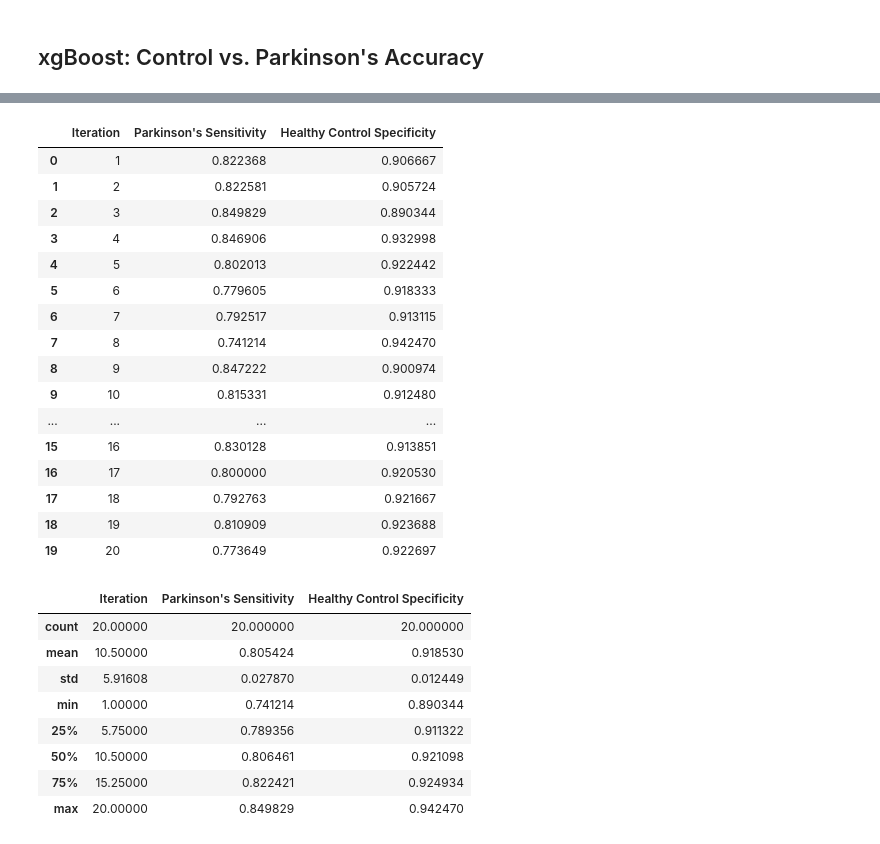
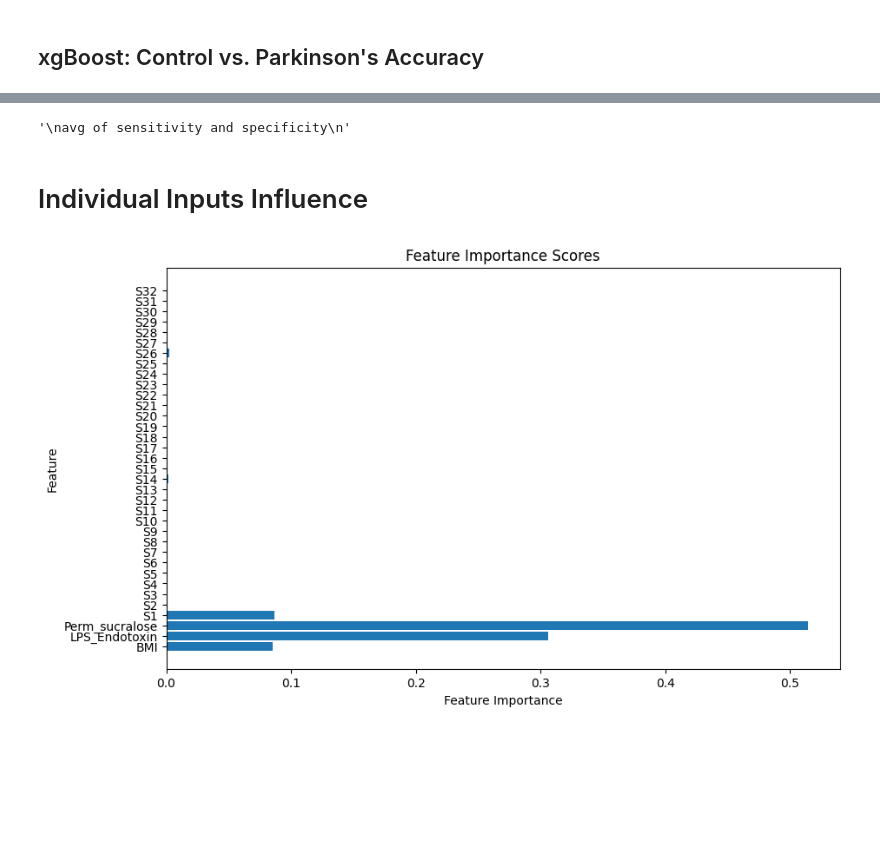
Before and after one commit to cjvilla/enose_predictions, a Jupyter notebook: exploratory_data.ipynb, the cells around one changed output, grey strips where cells are left out. Drawn from its saved outputs; the diff is of its cells as text; code cells hidden in the pictures; blank space fills up the shorter version.

```diff
--- a/exploratory_data.ipynb
+++ b/exploratory_data.ipynb
@@ -819,7 +1040,7 @@ warnings.filterwarnings('ignore', category=UserWarning, module='xgboost')
 results_list = []
 
 # Filter the dataset to include only Healthy Control (group 0) and Parkinson's (group 2)
-filtered_df = merged_df[(merged_df['group'] == 0) | (merged_df['group'] == 2)]
+filtered_df = demographics[(demographics['group'] == 0) | (demographics['group'] == 2)]
 
 # Define features (X) and the modified target variable (y)
 X = filtered_df[['S1', 'S2', 'S3', 'S4', 'S5', 'S6', 'S7', 'S8', 'S9', 'S10',
@@ -865,37 +1086,14 @@ for iteration in range(num_iterations):
     results_list.append(iteration_df)
 
 # Concatenate all DataFrames in the results list
-xgboost_pd_sen_spec = pd.concat(results_list, ignore_index=True)
+xgboost_pd_binary_sensitivity_results = pd.concat(results_list, ignore_index=True)
 
 # Display the results DataFrame
-xgboost_pd_sen_spec.head(num_iterations)
+xgboost_pd_binary_sensitivity_results.head(num_iterations)
+
+
+'''
+avg of sensitivity and specificity
+'''
 # %% [output]
-|  | Iteration | Parkinson's Sensitivity | Healthy Control Specificity |
-| 0 | 1 | 0.822368 | 0.906667 |
-| 1 | 2 | 0.822581 | 0.905724 |
-| 2 | 3 | 0.849829 | 0.890344 |
-| 3 | 4 | 0.846906 | 0.932998 |
-| 4 | 5 | 0.802013 | 0.922442 |
-| 5 | 6 | 0.779605 | 0.918333 |
-| 6 | 7 | 0.792517 | 0.913115 |
-| 7 | 8 | 0.741214 | 0.942470 |
-| 8 | 9 | 0.847222 | 0.900974 |
-| 9 | 10 | 0.815331 | 0.912480 |
-| ... | ... | ... | ... |
-| 15 | 16 | 0.830128 | 0.913851 |
-| 16 | 17 | 0.800000 | 0.920530 |
-| 17 | 18 | 0.792763 | 0.921667 |
-| 18 | 19 | 0.810909 | 0.923688 |
-| 19 | 20 | 0.773649 | 0.922697 |
+'\navg of sensitivity and specificity\n'
-# %%
-xgboost_pd_sen_spec.describe()
-# %% [output]
-|  | Iteration | Parkinson's Sensitivity | Healthy Control Specificity |
-| count | 20.00000 | 20.000000 | 20.000000 |
-| mean | 10.50000 | 0.805424 | 0.918530 |
-| std | 5.91608 | 0.027870 | 0.012449 |
-| min | 1.00000 | 0.741214 | 0.890344 |
-| 25% | 5.75000 | 0.789356 | 0.911322 |
-| 50% | 10.50000 | 0.806461 | 0.921098 |
-| 75% | 15.25000 | 0.822421 | 0.924934 |
-| max | 20.00000 | 0.849829 | 0.942470 |
@@ -901,0 +1106,32 @@ xgboost_pd_sen_spec.describe()
+# %% [markdown]
+# Individual Inputs Influence
+# %%
+import pandas as pd
+from sklearn.model_selection import train_test_split
+from xgboost import XGBClassifier
+import matplotlib.pyplot as plt
+
+# Step 1: Prepare Data
+selected_features = ['BMI', 'LPS_Endotoxin', 'Perm_sucralose', 'S1', 'S2', 'S3', 'S4', 'S5', 'S6', 'S7', 'S8', 'S9', 'S10', 'S11', 'S12', 'S13', 'S14', 'S15', 'S16', 'S17', 'S18', 'S19', 'S20', 'S21', 'S22', 'S23', 'S24', 'S25', 'S26', 'S27', 'S28', 'S29', 'S30', 'S31', 'S32']
+X = demographics[selected_features]  # Features
+y = demographics['group']  # Target variable
+
+# Step 2: Split Data
+X_train, X_test, y_train, y_test = train_test_split(X, y, test_size=0.2, random_state=42)
+
+# Step 3: Train XGBoost Model
+model = XGBClassifier()
+model.fit(X_train, y_train)
+
+# Step 4: Feature Importance
+feature_importance = model.feature_importances_
+
+# Step 5: Visualize or Analyze Importance
+plt.figure(figsize=(10, 6))
+plt.barh(selected_features, feature_importance)
+plt.xlabel('Feature Importance')
+plt.ylabel('Feature')
+plt.title('Feature Importance Scores')
+plt.show()
+# %% [output]
+[figure, added]
```
Also changed, not shown: parts of 55 cells of this notebook.
